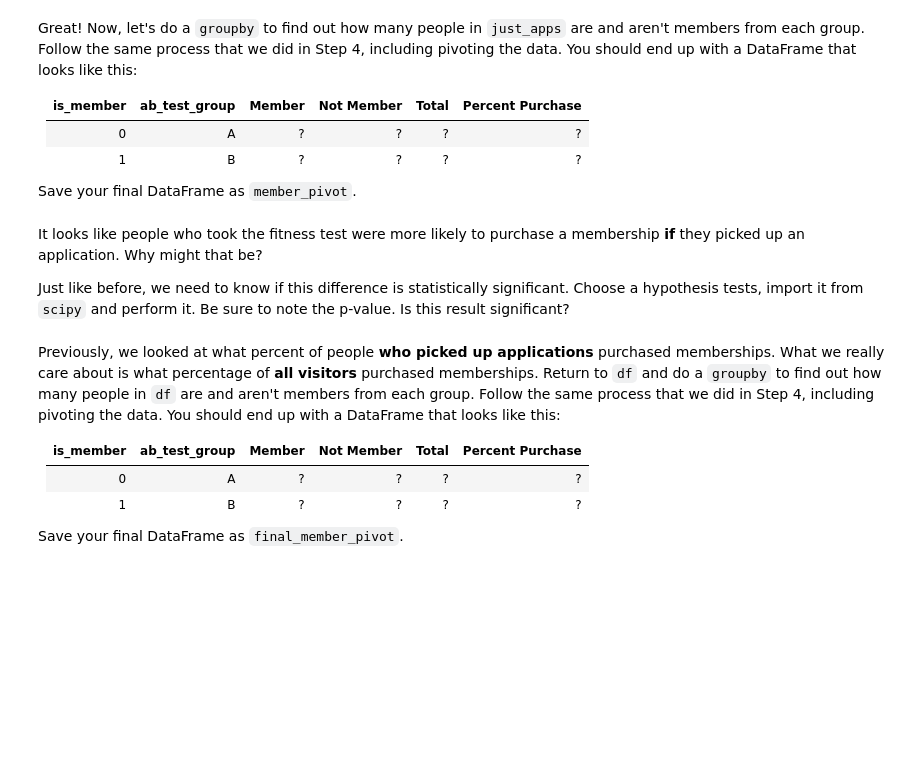
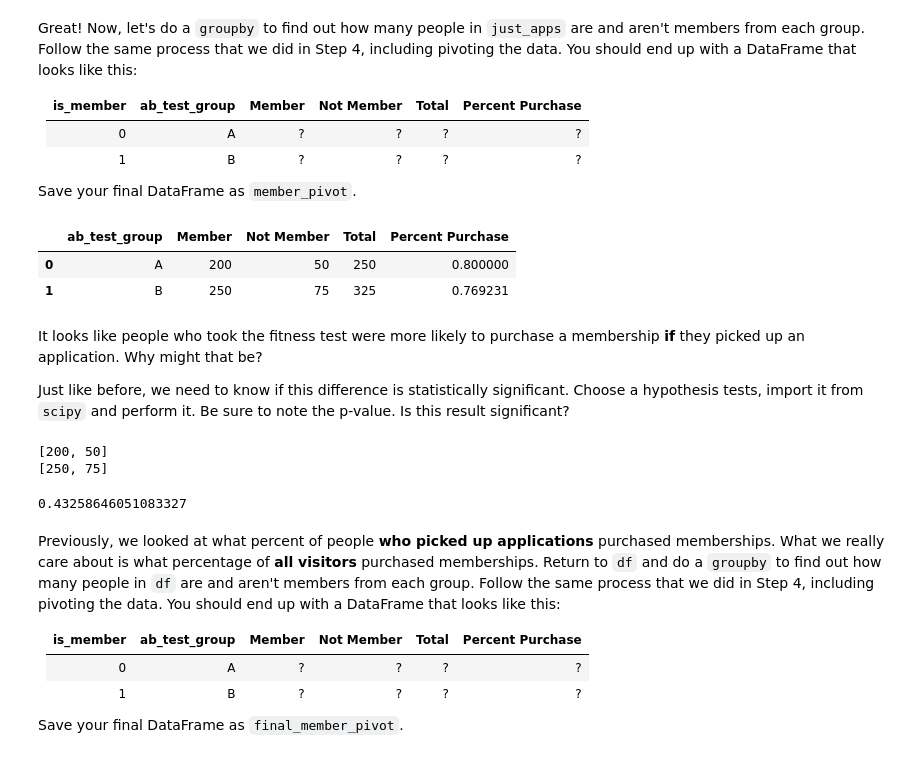
Before and after one commit to Klaynie/Learning-Python, a Jupyter notebook: Learning-Python/Codecademy/MuscleHub/musclehub.ipynb, the cells around one changed output. Saved outputs shown, nothing was run; the diff lists cells and outputs as text; code cells hidden in the pictures; blank space fills up the shorter version.

```diff
--- a/Learning-Python/Codecademy/MuscleHub/musclehub.ipynb
+++ b/Learning-Python/Codecademy/MuscleHub/musclehub.ipynb
@@ -368,11 +387,45 @@ Great! Now, let's do a `groupby` to find out how many people in `just_apps` are
 |1|B|?|?|?|?|
 
 Save your final DataFrame as `member_pivot`.
+# %%
+member_pivot = just_apps.pivot_table(
+    index='ab_test_group',
+    columns='is_member',
+    values='first_name',
+    aggfunc='count'
+).reset_index()
+
+member_pivot.columns = ['ab_test_group', 'Member', 'Not Member']
+
+member_pivot['Total'] = member_pivot['Member'] + member_pivot['Not Member']
+member_pivot['Percent Purchase'] = member_pivot['Member'] / member_pivot['Total']
+
+member_pivot
+# %% [output]
+|  | ab_test_group | Member | Not Member | Total | Percent Purchase |
+| 0 | A | 200 | 50 | 250 | 0.800000 |
+| 1 | B | 250 | 75 | 325 | 0.769231 |
 # %% [markdown]
 It looks like people who took the fitness test were more likely to purchase a membership **if** they picked up an application.  Why might that be?
 
 Just like before, we need to know if this difference is statistically significant.  Choose a hypothesis tests, import it from `scipy` and perform it.  Be sure to note the p-value.
 Is this result significant?
+# %%
+contingency = []
+for _, row in member_pivot.iterrows():
+    contingency.append([row['Member'], row['Not Member']])
+
+for item in contingency:
+    print(item)
+# %% [output]
+[200, 50]
+[250, 75]
+# %%
+_, pvalue, _, _ = chi2_contingency(contingency)
+
+pvalue
+# %% [output]
+0.43258646051083327
 # %% [markdown]
 Previously, we looked at what percent of people **who picked up applications** purchased memberships.  What we really care about is what percentage of **all visitors** purchased memberships.  Return to `df` and do a `groupby` to find out how many people in `df` are and aren't members from each group.  Follow the same process that we did in Step 4, including pivoting the data.  You should end up with a DataFrame that looks like this:
 
```
Also changed, not shown: parts of 9 cells of this notebook.
